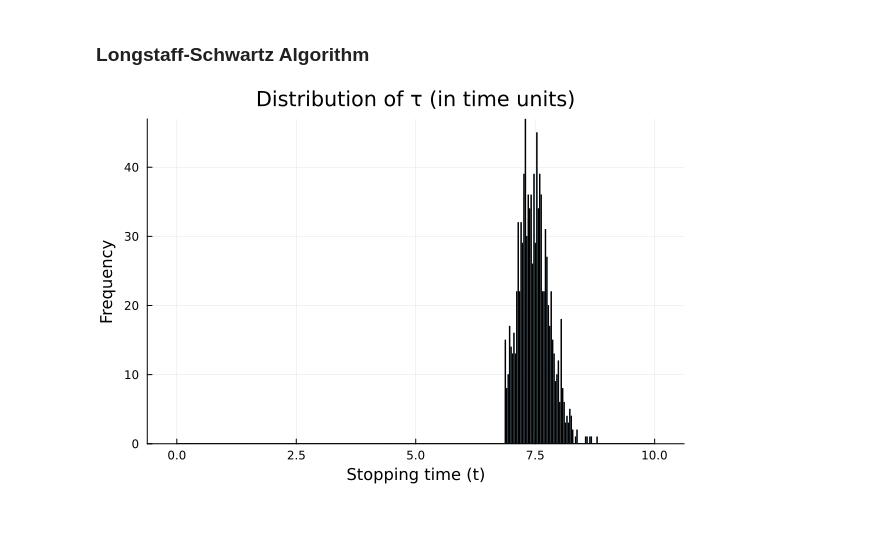
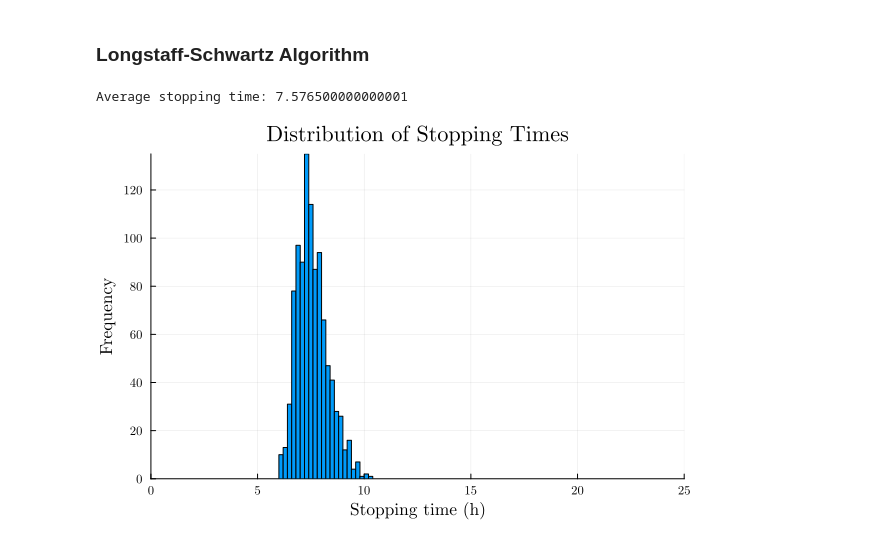
Before and after one commit to rafifsr/bachelorsthesis, a Jupyter notebook: LSMCclipped.ipynb, the cells around one changed output. Saved outputs shown, nothing was run; the diff lists cells and outputs as text; code cells hidden in the pictures.

```diff
--- a/LSMCclipped.ipynb
+++ b/LSMCclipped.ipynb
@@ -18,11 +18,14 @@ params  = Dict(
     "Y_xs" => 0.28, # Zentou et al
     "Y_ys" => 0.42, # Zentou et al
     "m_s" => 0.015, # Villadsen
-    "q_max_y" => 0.244 * 0.42 # 1.79, # Nagy
-    "K_sy" => 11.55, # 1.68, # Nagy
-    "σs" => 0.5, # Arbitrary
-    "σx" => 0.1, # Arbitrary
-    "σy" => 0.5 # Arbitrary
+    "q_max_y" => 1.79, # Nagy
+    "K_sy" => 1.68, # Nagy
+    "q_max_z" => 0.042*1.79, # Nagy
+    "K_sz" => 0.1, # Zentou et al
+    "σs" => 2.0, # Arbitrary
+    "σx" => 2.0, # Arbitrary
+    "σy" => 2.0, # Arbitrary
+    "σz" => 2.0 # Arbitrary
 )
 
 # Initial conditions for the state variables
@@ -30,11 +33,12 @@ params  = Dict(
 init = Dict(
     "S0" => 25.0,
     "X0" => 2.0,
-    "Y0" => 0
+    "Y0" => 0.0,
+    "Z0" => 0.0
 )
 
 # Time parameters
-T = 10.0  # Time span for the simulation
+T = 25.0  # Time span for the simulation
 dt = 0.01  # Time step for the simulation
 tsteps = 0:dt:T  # Time steps array
 N = length(tsteps)  # Number of time steps
@@ -43,20 +47,17 @@ N = length(tsteps)  # Number of time steps
 M = 1_000  # Number of Monte Carlo simulations
 sdesol = simulate_paths(params, T, init, M, dt)[1]
 odesol = simulate_paths(params, T, init, M, dt)[2]
+time = odesol.t  # Time vector from the ODE solution
 
 # Storing the results in matrices for each state variable
 S = zeros(length(sdesol), length(sdesol[1].t))
 X = zeros(length(sdesol), length(sdesol[1].t))
 Y = zeros(length(sdesol), length(sdesol[1].t))
+Z = zeros(length(sdesol), length(sdesol[1].t))
 
 for i in 1:length(sdesol)
     S[i, :] = sdesol[i][1, :]
     X[i, :] = sdesol[i][2, :]
     Y[i, :] = sdesol[i][3, :]
+    Z[i, :] = sdesol[i][4, :]
 end
-
-# Plotting the results
-plot(sdesol[353], title="SDE Simulation", label=[L"S_{SDE}" L"X_{SDE}" L"P_{SDE}"], xlabel="Time (h)", ylabel="Concentration (g/L)")
-plot!(sdesol[53], title="SDE Simulation", label=[L"S_{SDE,2}" L"X_{SDE,2}" L"P_{SDE,2}"], xlabel="Time (h)", ylabel="Concentration (g/L)")
-plot!(odesol, title="SDE Simulation", label=[L"S_{ODE}" L"X_{ODE}" L"P_{ODE}"], xlabel="Time (h)", ylabel="Concentration (g/L)", linestyle=:dash)
-plot!(legend=:topright, fontfamily="Computer Modern", lw=2, markersize=4, grid=true, ylims=(0, init["S0"]), xlims=(0, T))
@@ -121,11 +130,12 @@ plot!(legend=:topright, fontfamily="Computer Modern", lw=2, markersize=4, grid=t
 # %% [markdown]
 ### Longstaff-Schwartz Algorithm
 # %%
+# 0) Some parameters:
 degree = 3  # Degree of the Laguerre polynomial
 thresh = 0.05 * init["S0"]  # Threshold for in-the-money paths
 τ = fill(N, M)  # τ[i] will hold the index of the first n at which we stop for path i
 
-# 1) Define your payoff function.  For example:
+# 1) Define your payoff function.
 g(s, t) = (s ≤ thresh) ? -t : 0.0
 
 # 2) Preallocate V:
@@ -161,36 +171,42 @@ for n in (N-1):-1:1
     #    The “continuation value” at those S[i,n] is then Φ * β:
     continuation_value = Φ * β
 
     # 4c) For each itm‐path i:
     for (k, i) in enumerate(itm_indices)
         node_reward = g(s_now[i], tsteps[n])    # = –tsteps[n]
         if node_reward ≥ continuation_value[k]
             # If stopping is better than (or equal to) continuing:
             V[i, n] = node_reward
             τ[i] = n      # record “we stop here”
         else
             # Otherwise, carry forward whatever happens next:
             V[i, n] = V[i, n+1]
         end
     end
 
     # 4d) For all other paths (not in‐the‐money), just carry forward:
     non_itm = setdiff(1:M, itm_indices)
     V[non_itm, n] .= V[non_itm, n+1]
 end
 
 # 5) At the end, τ[i] will be the index of the first n at which
-#    you decided “stop.”  If you never decided to stop earlier,
+#    we decided “stop.”  If we never decided to stop earlier,
 #    τ[i] will remain set to N, and V[i,1] will hold the optimal
 #    (discounted) payoff from time zero.
 
+mean_stopping_time = mean(tsteps[τ])
+println("Average stopping time: ", mean_stopping_time)
+
 # 6) Plot the results:
 histogram(tsteps[τ];
-    bins=range(0, stop=T, length=N),
-    xlabel="Stopping time (t)",
+    bins=30,
+    xlabel="Stopping time (h)",
     ylabel="Frequency",
-    title="Distribution of τ (in time units)",
-    legend=false
+    title="Distribution of Stopping Times",
+    legend=false,
+    fontfamily="Computer Modern",
+    xlims=(0, T)
 )
 # %% [output]
+Average stopping time: 7.576500000000001
-[figure, old version]
+[figure, new version]
```
Also changed, not shown: parts of 3 cells of this notebook.
